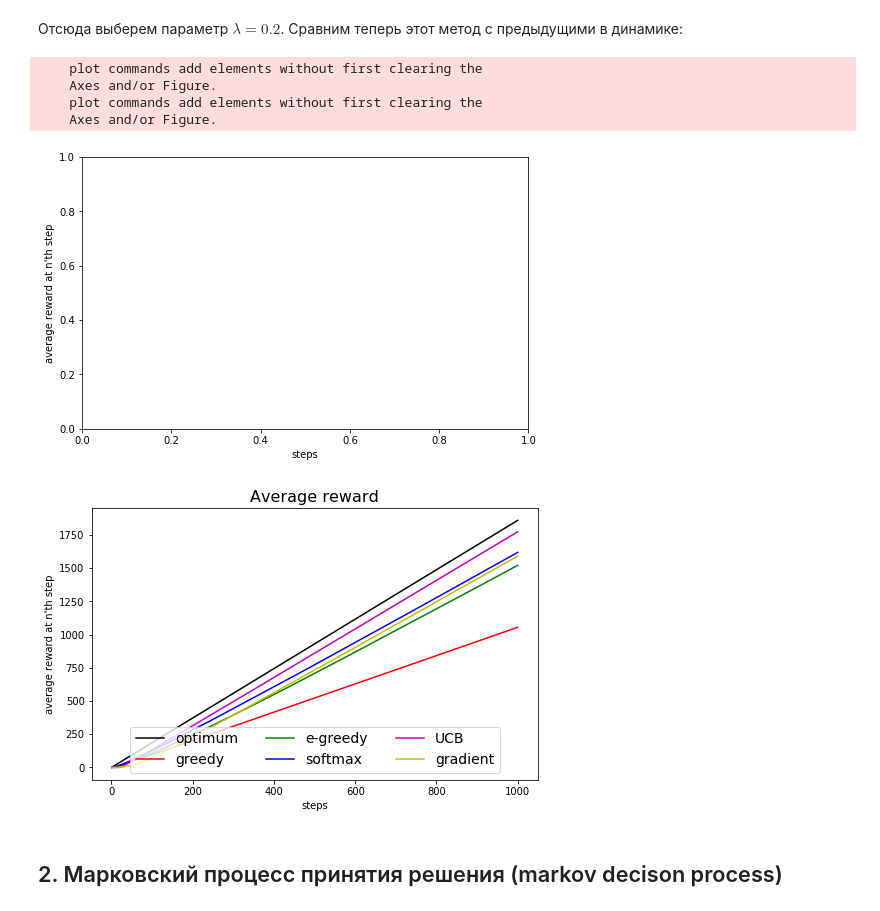
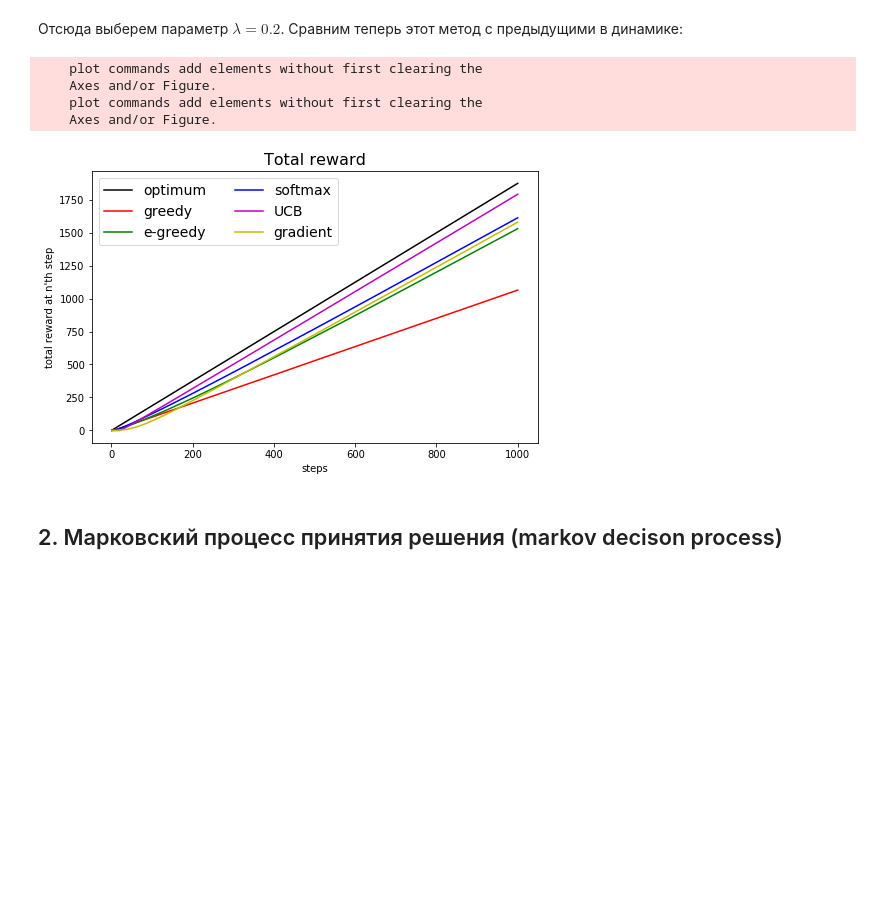
Before and after one commit to v-sopov/renju, a Jupyter notebook: lab4_solution.ipynb, the cells around one changed output. Saved outputs shown, nothing was run; the diff lists cells and outputs as text; code cells hidden in the pictures; blank space fills up the shorter version.

```diff
--- a/lab4_solution.ipynb
+++ b/lab4_solution.ipynb
@@ -117,7 +117,7 @@ class Player:
                 plot_rewards = rewards.copy()
                 plot_rewards = gaussian_filter1d(plot_rewards, 10.0)
             plt.plot(x, plot_rewards, color, label=label)
-            plt.title('Average reward', fontsize=16)
+            plt.title('Total reward', fontsize=16)
             if not hold:
                 plt.show()
         return round(rewards.sum() * 100  / optimum.sum())
@@ -389,31 +367,29 @@ Max result: 81.0%
 # %%
 games_num = 1000
 
 plt.figure(figsize=(8, 5))
 plt.xlabel('steps')
 plt.ylabel("total reward at n'th step")
-plt.title('Total reward')
 plt.hold(True)
 greedy_player = Player(20, 1000, Greedy)
 greedy_player.evaluate(games=games_num, show=True, hold=True, color='r', label='greedy', show_opt=True)
 e_greedy_player = Player(20, 1000, E_Greedy, eps=0.1)
 e_greedy_player.evaluate(games=games_num, show=True, hold=True, color='g', label='e-greedy', show_opt=False)
 softmax_player = Player(20, 1000, Softmax, eps=0.25)
 softmax_player.evaluate(games=games_num, show=True, hold=True, color='b', label='softmax', show_opt=False)
 ucb_player = Player(20, 1000, UCB, eps=0.25)
 ucb_player.evaluate(games=games_num, show=True, hold=True, color='m', label='UCB', show_opt=False)
 grad_player = Player(20, 1000, Gradient, lambd=0.2)
 grad_player.evaluate(games=games_num, show=True, hold=True, color='y', label='gradient', show_opt=False)
 plt.hold(False)
-plt.legend(loc='lower center', ncol=3, fontsize=14)
+plt.legend(loc='upper left', ncol=2, fontsize=14)
 plt.show()
 # %% [output]
     plot commands add elements without first clearing the
     Axes and/or Figure.
     plot commands add elements without first clearing the
     Axes and/or Figure.
-[figure, old version]
+[figure, new version]
-[figure, removed]
 # %% [markdown]
 ## 2. Марковский процесс принятия решения (markov decison process)
 # %% [markdown]
```
Also changed, not shown: parts of 11 cells of this notebook.
